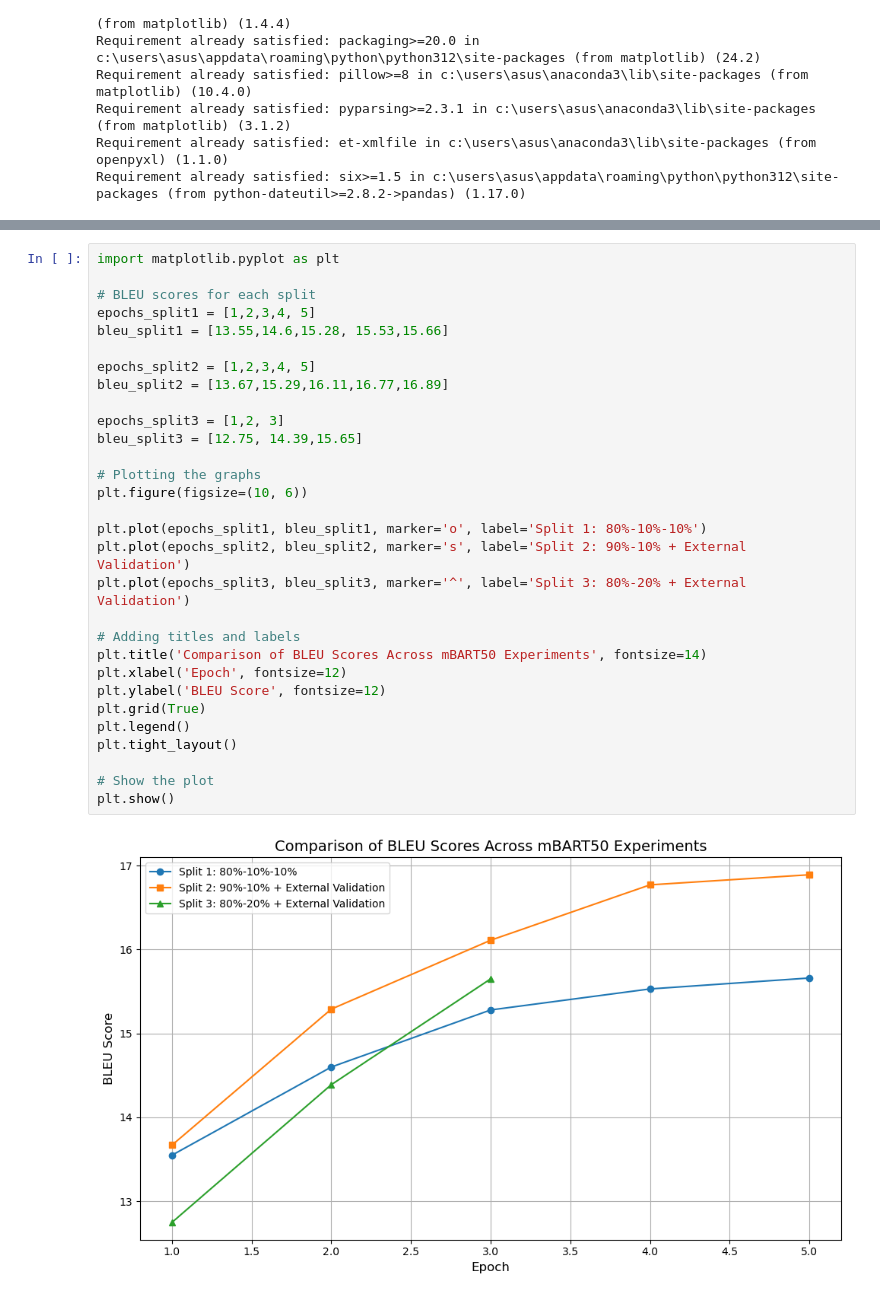
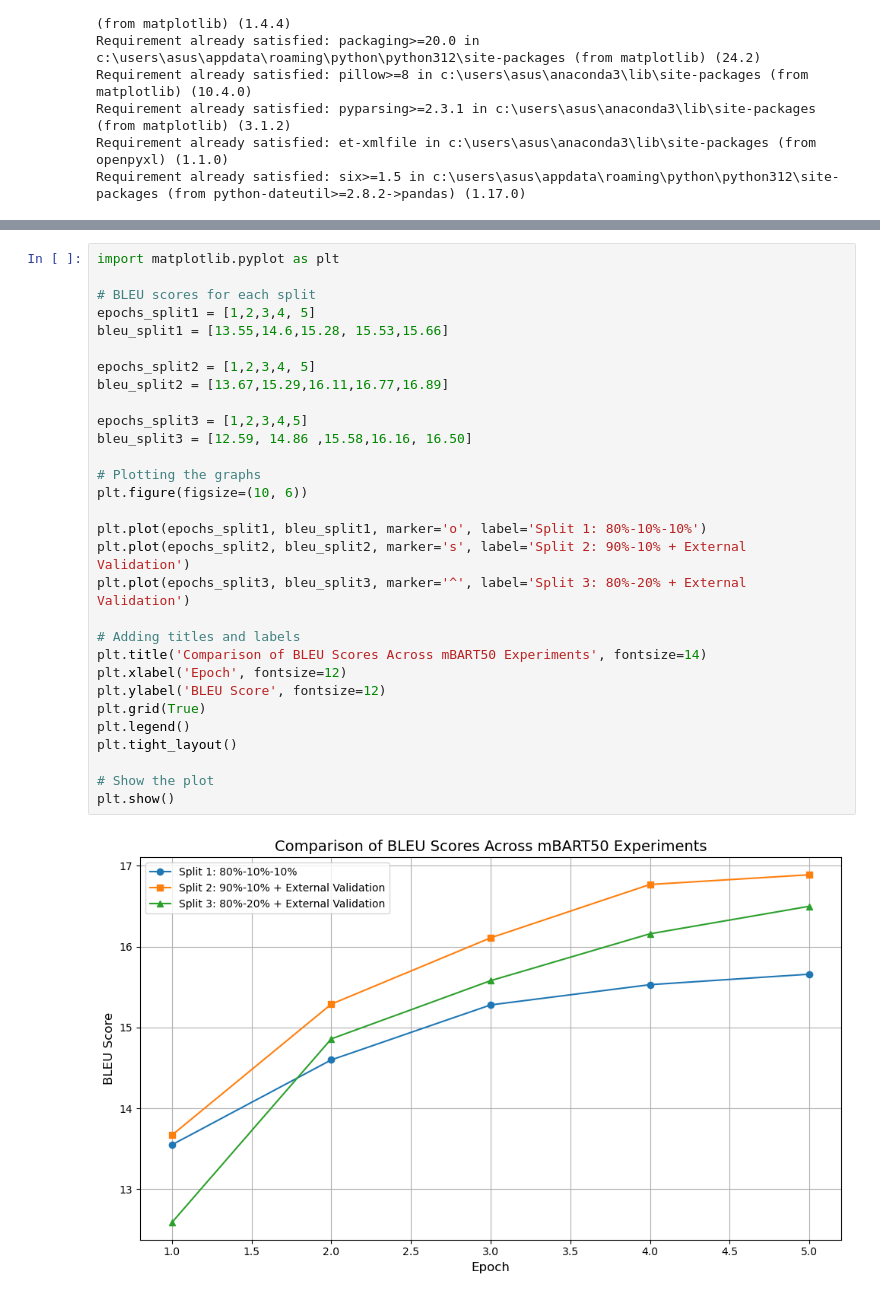
Before and after one commit to SpeechChain-LK/Machine-Translation-ta-si, a Jupyter notebook: 5. MBart50 Tranning/EXP 03/mbart50_performance.ipynb, the cells around one changed output, grey strips where cells are left out. Drawn from its saved outputs; the diff is of its cells as text.

```diff
--- a/5. MBart50 Tranning/EXP 03/mbart50_performance.ipynb
+++ b/5. MBart50 Tranning/EXP 03/mbart50_performance.ipynb
@@ -46,32 +46,32 @@ plt.show()
 # %%
 import matplotlib.pyplot as plt
 
 # BLEU scores for each split
 epochs_split1 = [1,2,3,4, 5]
 bleu_split1 = [13.55,14.6,15.28, 15.53,15.66]
 
 epochs_split2 = [1,2,3,4, 5]
 bleu_split2 = [13.67,15.29,16.11,16.77,16.89]
 
-epochs_split3 = [1,2, 3]
-bleu_split3 = [12.75, 14.39,15.65]
+epochs_split3 = [1,2,3,4,5]
+bleu_split3 = [12.59, 14.86 ,15.58,16.16, 16.50]
 
 # Plotting the graphs
 plt.figure(figsize=(10, 6))
 
 plt.plot(epochs_split1, bleu_split1, marker='o', label='Split 1: 80%-10%-10%')
 plt.plot(epochs_split2, bleu_split2, marker='s', label='Split 2: 90%-10% + External Validation')
 plt.plot(epochs_split3, bleu_split3, marker='^', label='Split 3: 80%-20% + External Validation')
 
 # Adding titles and labels
 plt.title('Comparison of BLEU Scores Across mBART50 Experiments', fontsize=14)
 plt.xlabel('Epoch', fontsize=12)
 plt.ylabel('BLEU Score', fontsize=12)
 plt.grid(True)
 plt.legend()
 plt.tight_layout()
 
 # Show the plot
 plt.show()
 # %% [output]
-[figure, old version]
+[figure, new version]
```
Also changed, not shown: parts of 1 cell of this notebook, 4 other files.
